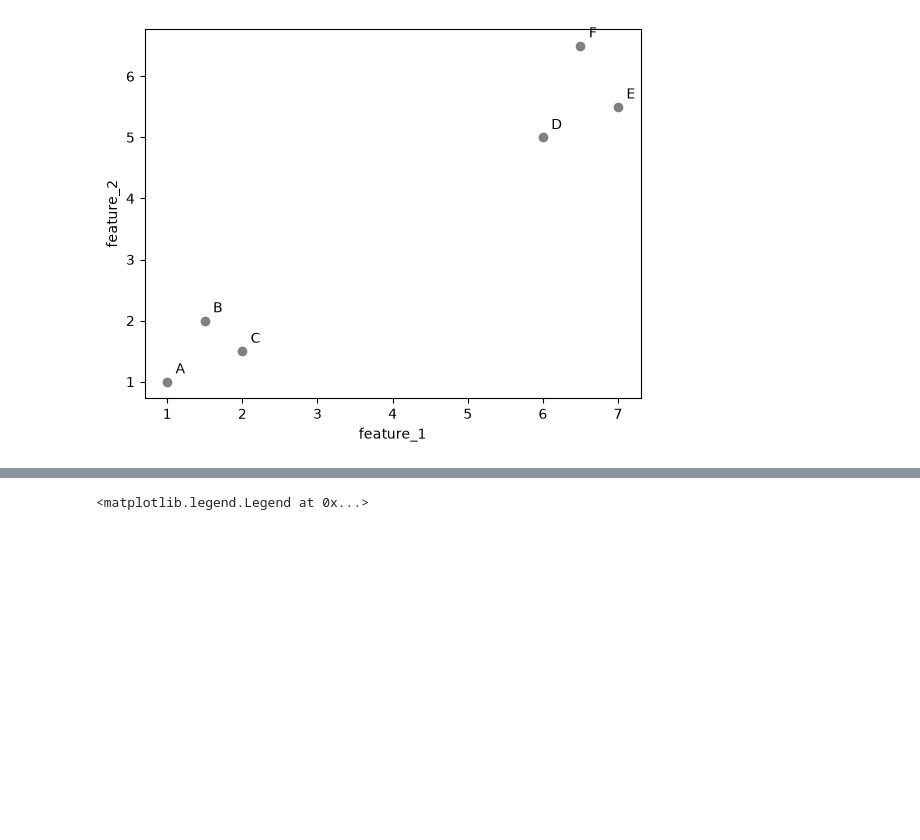
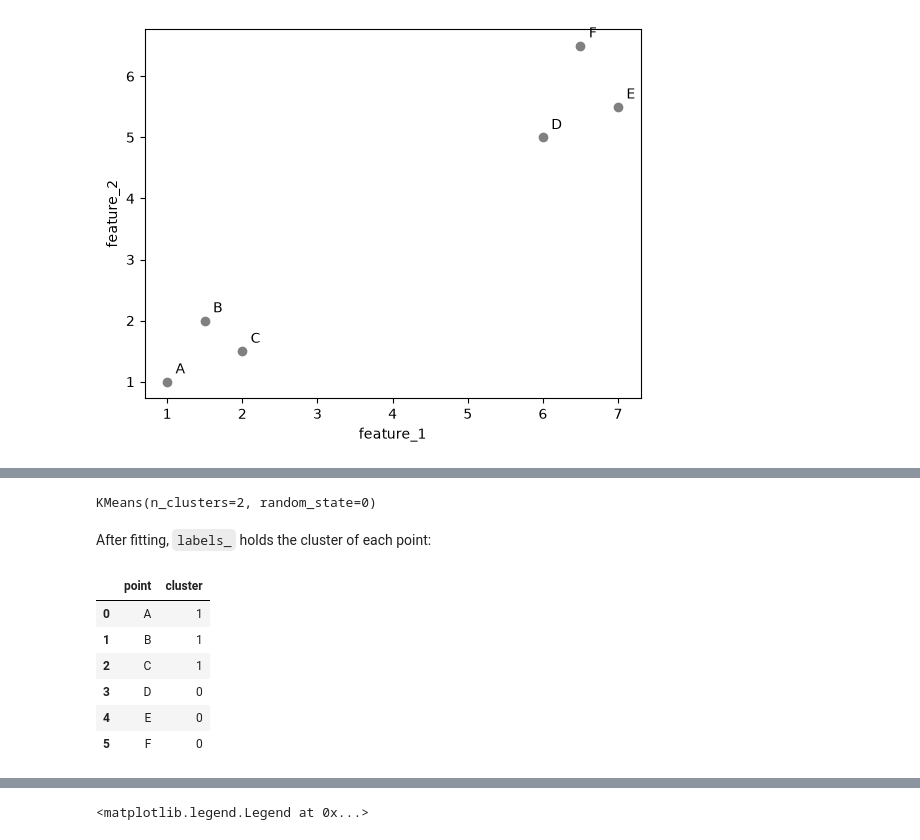
Before and after one commit to BredaUniversityADSAI/introduction-to-ml, a Jupyter notebook: self-study/_014_clustering.ipynb, the cells around one changed output, grey strips where cells are left out. Cells and saved outputs as stored; diff of their text form; code cells hidden in the pictures; blank space fills up the shorter version.

```diff
--- a/self-study/_014_clustering.ipynb
+++ b/self-study/_014_clustering.ipynb
@@ -50,0 +53,19 @@ Text(0, 0.5, 'feature_2')
+# %%
+from sklearn.cluster import KMeans
+
+kmeans = KMeans(n_clusters=2, random_state=0)
+kmeans.fit(points)
+# %% [output]
+KMeans(n_clusters=2, random_state=0)
+# %% [markdown]
+After fitting, `labels_` holds the cluster of each point:
+# %%
+pd.DataFrame({'point': names, 'cluster': kmeans.labels_})
+# %% [output]
+|  | point | cluster |
+| 0 | A | 1 |
+| 1 | B | 1 |
+| 2 | C | 1 |
+| 3 | D | 0 |
+| 4 | E | 0 |
+| 5 | F | 0 |
```
Also changed, not shown: parts of 27 cells of this notebook.
